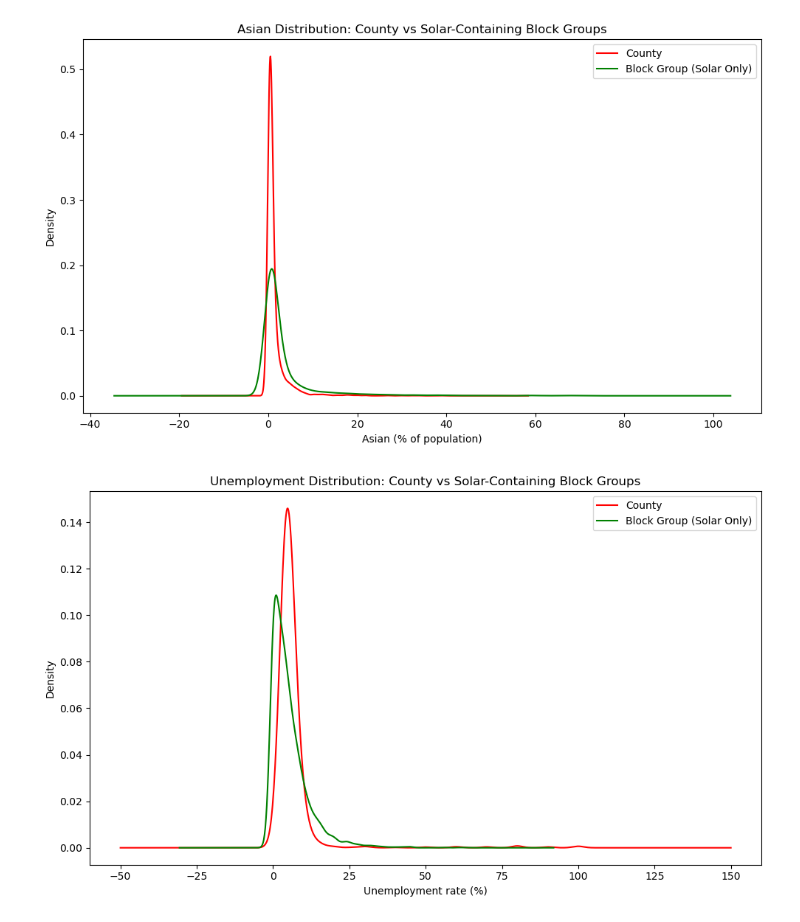
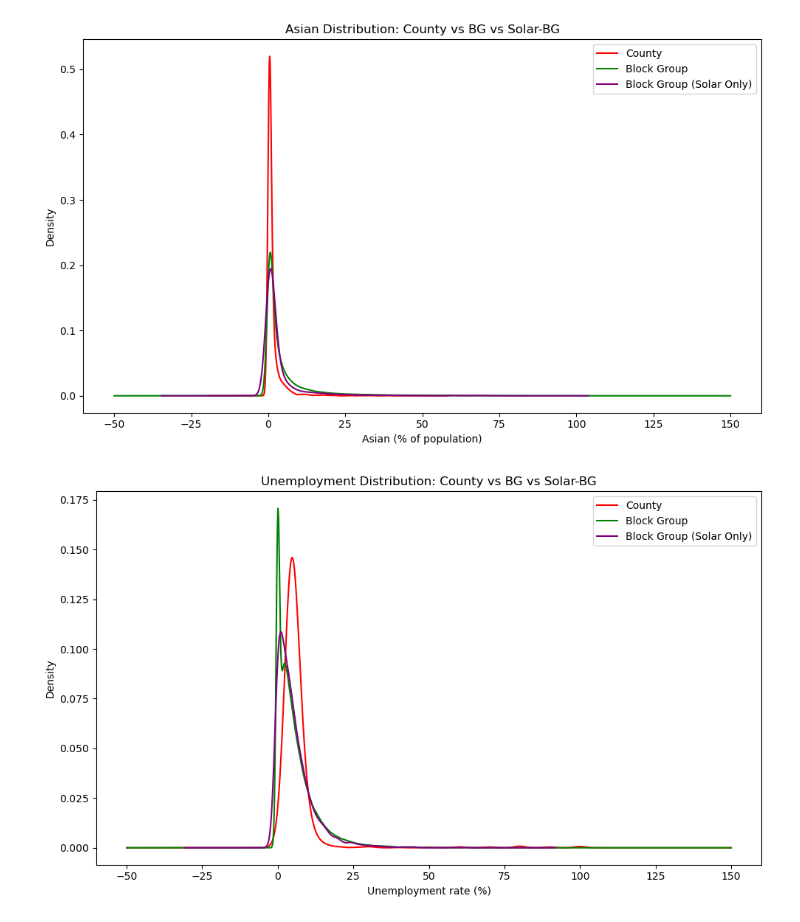
Before and after one commit to laurenthanhvo/solar-NIMBY, a Jupyter notebook: visualizations/county_vs_solarBG_distributions.ipynb, the cells around one changed output. Cells and saved outputs as stored; diff of their text form; code cells hidden in the pictures.

```diff
--- a/visualizations/county_vs_solarBG_distributions.ipynb
+++ b/visualizations/county_vs_solarBG_distributions.ipynb
@@ -353,3 +474,19 @@ Solar-BG Unemployment        min=0.000 p50=3.694 p90=12.465 max=61.290 %nan=2.53
+# %%
+# Consistent color mapping for all plots
+COLORS = {
+    "County": "red",
+    "Block Group": "green",
+    "Block Group (Solar Only)": "purple",
+    "Project": "blue",
+}
+
+def safe_numeric(df, col):
+    if df is None or col not in df.columns:
+        return None
+    s = pd.to_numeric(df[col], errors="coerce").dropna()
+    if len(s) < 10 or s.nunique() < 2:
+        return None
+    return s
 # %%
 tech_factors = [
     "GHI", "Protected_Land", "Habitat", "Slope",
@@ -413,30 +584,28 @@ social_xlabels = {
     "Unemployment": "Unemployment rate (%)",
 }
 
-social_titles = {
-    "Income": "Income Distribution: County vs Solar-Containing Block Groups",
-    "HS_Education": "HS_Education Distribution: County vs Solar-Containing Block Groups",
-    "Grad_Education": "Grad_Education Distribution: County vs Solar-Containing Block Groups",
-    "Black": "Black Distribution: County vs Solar-Containing Block Groups",
-    "Asian": "Asian Distribution: County vs Solar-Containing Block Groups",
-    "Unemployment": "Unemployment Distribution: County vs Solar-Containing Block Groups",
-}
-
 for factor in social_factors:
     c = safe_numeric(cty_social_small, factor)
-    b = safe_numeric(bg_social_solar, factor)
+    b_all = safe_numeric(bg_social_all, factor)
+    b_sol = safe_numeric(bg_social_solar, factor)
 
     fig, ax = plt.subplots(figsize=(10, 6))
+
     if c is not None:
-        c.plot(kind="kde", ax=ax, color="red", label="County")
-    if b is not None:
-        b.plot(kind="kde", ax=ax, color="green", label="Block Group (Solar Only)")
+        c.plot(kind="kde", ax=ax, color=COLORS["County"], label="County")
+    if b_all is not None:
+        b_all.plot(kind="kde", ax=ax, color=COLORS["Block Group"], label="Block Group")
+    if b_sol is not None:
+        b_sol.plot(kind="kde", ax=ax, color=COLORS["Block Group (Solar Only)"], label="Block Group (Solar Only)")
 
-    ax.set_title(social_titles[factor])
+    ax.set_title(f"{factor} Distribution: County vs BG vs Solar-BG")
     ax.set_xlabel(social_xlabels[factor])
     ax.set_ylabel("Density")
-    if ax.get_legend_handles_labels()[0]:
+
+    handles, labels = ax.get_legend_handles_labels()
+    if handles:
         ax.legend()
+
     plt.tight_layout()
     plt.show()
 # %% [output]
@@ -447,2 +616,2 @@ for factor in social_factors:
-[figure, old version]
+[figure, new version]
-[figure, old version]
+[figure, new version]
```
Also changed, not shown: parts of 14 cells of this notebook.
